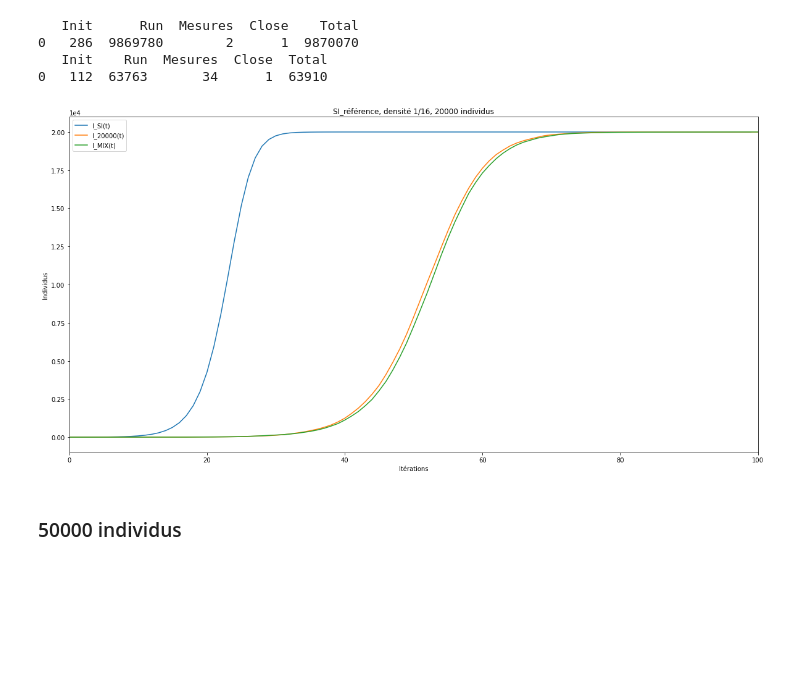
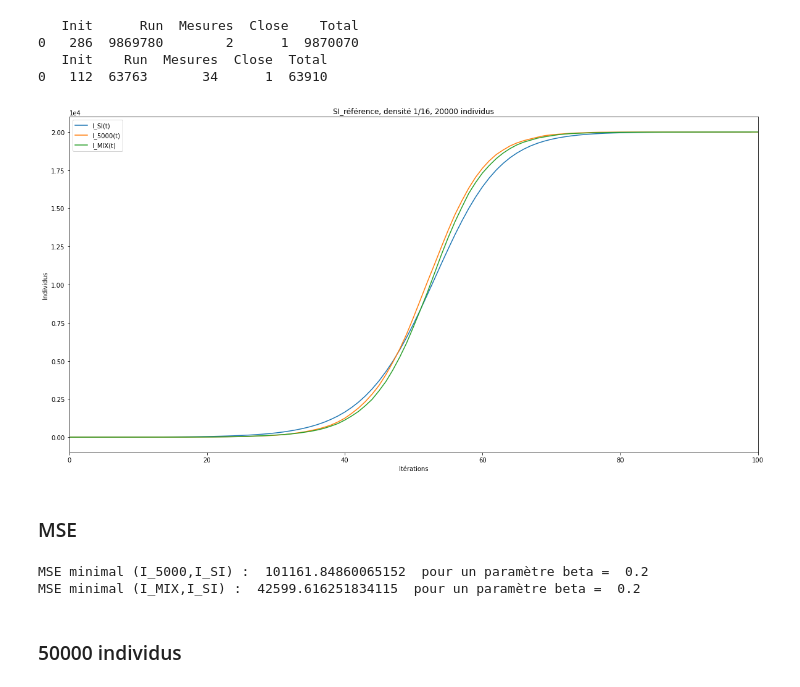
Before and after one commit to maximepasquier/Diversity, a Jupyter notebook: Python/SI_reference.ipynb, the cells around one changed output. Cells and saved outputs as stored; diff of their text form; code cells hidden in the pictures; blank space fills up the shorter version.

```diff
--- a/Python/SI_reference.ipynb
+++ b/Python/SI_reference.ipynb
@@ -5,7 +5,7 @@ import numpy as np
 import math
 from pathlib import Path
 # %%
-def infection(S, I, N, iterations):
+def infection(S, I, N, iterations, I_comp, S_comp, beta):
     for i in range(iterations):
         S, I = S - beta * ((S * I) / N), I + beta * ((S * I) / N)
         S_comp.append(S)
@@ -746,41 +835,45 @@ print(temps_data)
 # %%
 contamine1 = pd.read_csv(path1 + "/data_csv/m_nombre_contamine.csv", dtype=int)
 contamine2 = pd.read_csv(path2 + "/data_csv/m_nombre_contamine.csv", dtype=int)
 
 N = 20000 # S + I = N
-beta = 0.5
+beta = 0.2
 iterations = 100
 
 S = N - 1
 I = 1
 
 S_comp = [] # infected compartment
 I_comp = [] # susceptible compartment
 
-infection(S, I, N, iterations)
+infection(S, I, N, iterations, I_comp, S_comp, beta)
 figure = plt.figure(figsize=(20, 10))
 
 I_SI, = plt.plot(I_comp, label='I_SI(t)')
-I_20000, = plt.plot(contamine1, label='I_20000(t)')
+I_5000, = plt.plot(contamine1, label='I_5000(t)')
 I_MIX, = plt.plot(contamine2, label='I_MIX(t)')
 
 plt.title("SI_référence, densité 1/16, 20000 individus")
 plt.xlabel("Itérations")
 plt.ylabel("Individus")
-plt.legend(handles=[I_SI, I_20000, I_MIX])
+plt.legend(handles=[I_SI, I_5000, I_MIX])
 
 plt.ticklabel_format(style='sci', axis='y', scilimits=(0,0)) # use scientific notation
 
 plt.xlim([0, iterations])
 plt.show()
-
-# MSE I
-#print("MSE I : ", np.square(np.subtract(contamine['Nombre de contaminés'].values.tolist(),I_comp)).mean())
-
-# MSE S
-#print("MSE S : ", np.square(np.subtract(nombre_individus['Nombre de contaminés'].values.tolist(),S_comp)).mean())
 # %% [output]
-[figure, old version]
+[figure, new version]
+# %% [markdown]
+### MSE
+# %%
+iterations_5000 = 200
+print("MSE minimal (I_5000,I_SI) : ", SI_mse_calc(N,iterations_5000,contamine1)[0], " pour un paramètre beta = ", SI_mse_calc(N,iterations_5000,contamine1)[1])
+iterations_mix = 300
+print("MSE minimal (I_MIX,I_SI) : ", SI_mse_calc(N,iterations_mix,contamine2)[0], " pour un paramètre beta = ", SI_mse_calc(N,iterations_mix,contamine2)[1])
+# %% [output]
+MSE minimal (I_5000,I_SI) :  101161.84860065152  pour un paramètre beta =  0.2
+MSE minimal (I_MIX,I_SI) :  42599.616251834115  pour un paramètre beta =  0.2
 # %% [markdown]
 ### 50000 individus
 # %%
```
Also changed, not shown: parts of 46 cells of this notebook.
